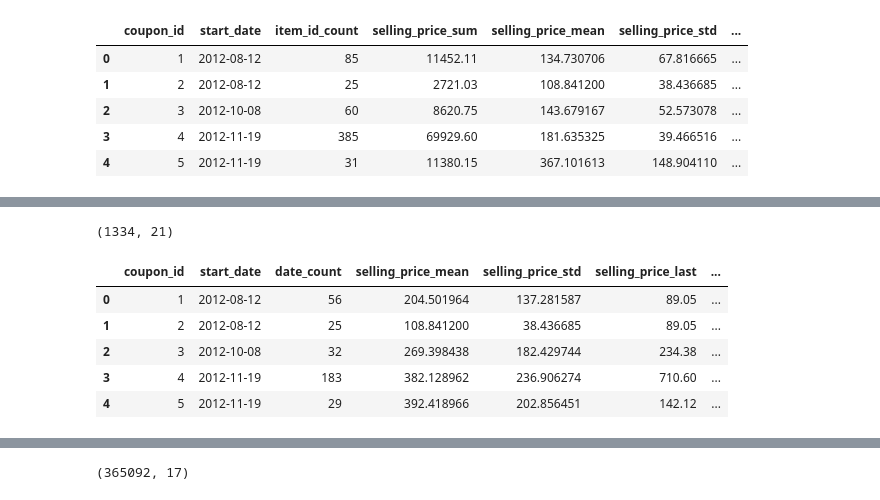
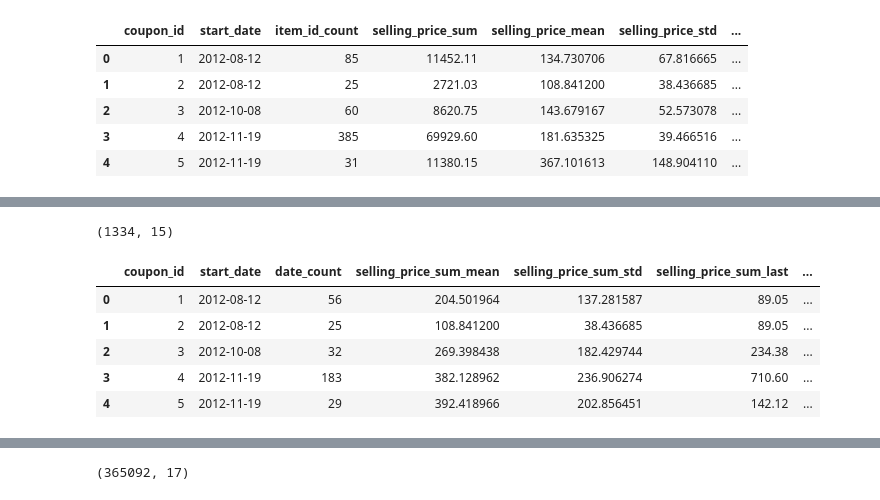
Before and after one commit to ArvindRe/SPCapstone3, a Jupyter notebook: DW & EDA.ipynb, the cells around one changed output, grey strips where cells are left out. Drawn from its saved outputs; the diff is of its cells as text; code cells hidden in the pictures.

```diff
--- a/DW & EDA.ipynb
+++ b/DW & EDA.ipynb
@@ -276,0 +310,15 @@ coup_hist_trans.to_csv(DW_OUTPUTS + 'coup_hist_trans.csv', index=False)
+# %%
+coup_daily = coup_trans.groupby(['coupon_id', 'date']).agg({
+    'item_id': ['count'],
+    'quantity': ['sum'],
+    'selling_price': ['sum'],
+    'other_discount': ['sum'],
+    'coupon_discount': ['sum'],
+    'coupon_applied': ['sum']
+})
+
+coup_daily.columns = ['_'.join(col).strip(' ') for col in coup_daily.columns.values]
+coup_daily = coup_daily.reset_index()
+coup_daily = coup_daily.sort_values(by=['coupon_id', 'date'])
+
+coup_daily.head()
@@ -277,48 +338,25 @@ coup_hist_trans.to_csv(DW_OUTPUTS + 'coup_hist_trans.csv', index=False)
 # %%
-coup_daily = coup_trans.groupby(['coupon_id', 'date']).agg({
-    'item_id': 'count',
-    'quantity': 'sum',
-    'selling_price': 'sum',
-    'other_discount': 'sum',
-    'coupon_discount': 'sum',
-    'coupon_applied': 'sum'
-})
-
-# cust_daily.columns = ['_'.join(col).strip('_') for col in cust_daily.columns.values]
-coup_daily = coup_daily.reset_index()
-coup_daily = coup_daily.sort_values(by=['coupon_id', 'date'])
-
-coup_daily['selling_price_ewm'] = coup_daily.groupby('coupon_id')['selling_price'].apply(
-    lambda x: x.ewm(com=0.5).mean()).tolist()
-coup_daily['coupon_discount_ewm'] = coup_daily.groupby('coupon_id')['coupon_discount'].apply(
-    lambda x: x.ewm(com=0.5).mean()).tolist()
-coup_daily['coupon_applied_ewm'] = coup_daily.groupby('coupon_id')['coupon_applied'].apply(
-    lambda x: x.ewm(com=0.5).mean()).tolist()
-
 
 df_x = df_all[['coupon_id', 'start_date']].drop_duplicates().merge(coup_daily, on=['coupon_id'])
 df_x = df_x[df_x.start_date > df_x.date]
 df_x = df_x.sort_values(by=['coupon_id', 'start_date', 'date'])
 
 
 coup_hist_trans_daily = df_x.groupby(['coupon_id', 'start_date']).agg({
     'date': ['count'],
-    'selling_price': ['mean', 'std', 'last'],
-    'other_discount': ['mean', 'std', 'last'],
-    'coupon_discount': ['mean', 'std', 'last'],
-    'coupon_applied': ['mean', 'std', 'last'],
-    'selling_price_ewm': ['mean', 'std'],
-    'coupon_discount_ewm': ['mean', 'std'],
-    'coupon_applied_ewm': ['mean', 'std'],
+    'selling_price_sum': ['mean', 'std', 'last'],
+    'other_discount_sum': ['mean', 'std', 'last'],
+    'coupon_discount_sum': ['mean', 'std', 'last'],
+    'coupon_applied_sum': ['mean', 'std', 'last']
 })
 
 coup_hist_trans_daily.columns = ['_'.join(col).strip('_') for col in coup_hist_trans_daily.columns.values]
 coup_hist_trans_daily = coup_hist_trans_daily.reset_index()
 coup_hist_trans_daily.shape
 coup_hist_trans_daily.head()
 # %% [output]
-(1334, 21)
+(1334, 15)
-|  | coupon_id | start_date | date_count | selling_price_mean | selling_price_std | selling_price_last | ... |
+|  | coupon_id | start_date | date_count | selling_price_sum_mean | selling_price_sum_std | selling_price_sum_last | ... |
 | 0 | 1 | 2012-08-12 | 56 | 204.501964 | 137.281587 | 89.05 | ... |
 | 1 | 2 | 2012-08-12 | 25 | 108.841200 | 38.436685 | 89.05 | ... |
 | 2 | 3 | 2012-10-08 | 32 | 269.398438 | 182.429744 | 234.38 | ... |
```
Also changed, not shown: parts of 32 cells of this notebook.
